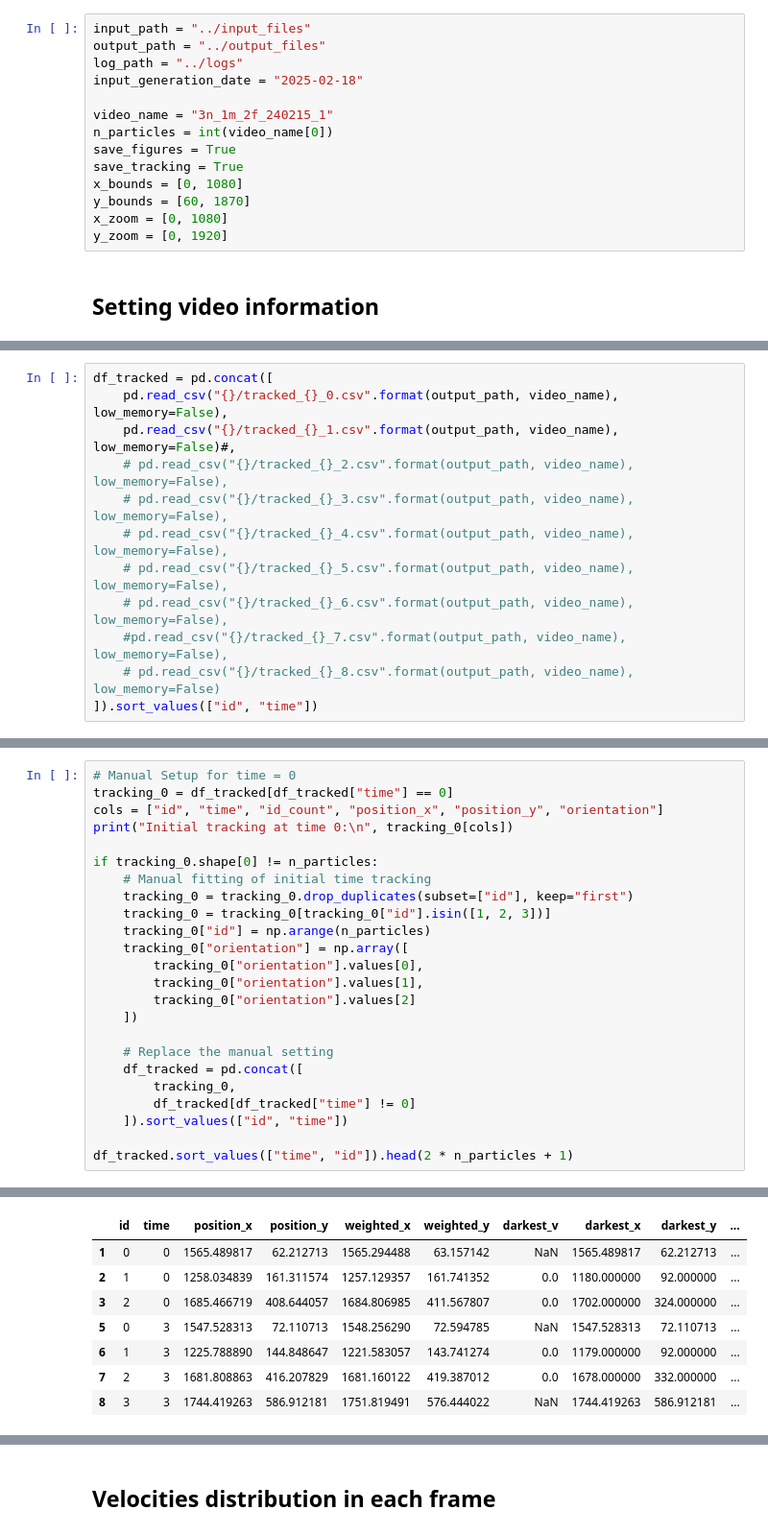
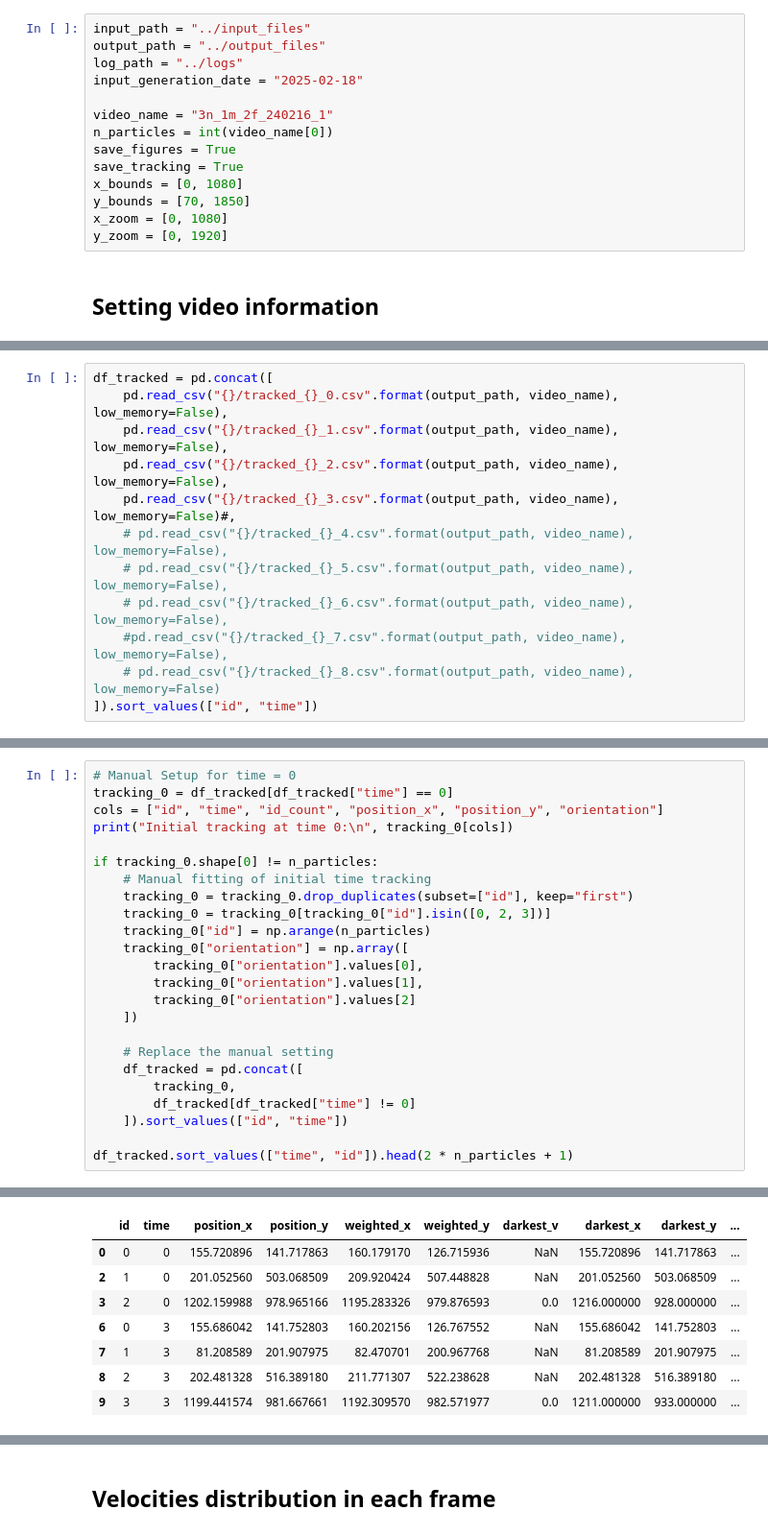
Before and after one commit to fsabrilb/High_Order_Interactions, a Jupyter notebook: tracking_videos/scripts/clustering_particles.ipynb, the cells around one changed output, grey strips where cells are left out. Shown at 96% size. Saved outputs shown, nothing was run; the diff lists cells and outputs as text.

```diff
--- a/tracking_videos/scripts/clustering_particles.ipynb
+++ b/tracking_videos/scripts/clustering_particles.ipynb
@@ -28,12 +28,12 @@ output_path = "../output_files"
 log_path = "../logs"
 input_generation_date = "2025-02-18"
 
-video_name = "3n_1m_2f_240215_1"
+video_name = "3n_1m_2f_240216_1"
 n_particles = int(video_name[0])
 save_figures = True
 save_tracking = True
 x_bounds = [0, 1080]
-y_bounds = [60, 1870]
+y_bounds = [70, 1850]
 x_zoom = [0, 1080]
 y_zoom = [0, 1920]
 # %% [markdown]
@@ -56,9 +56,9 @@ Frames resolution: 1080 x 1920
 # %%
 df_tracked = pd.concat([
     pd.read_csv("{}/tracked_{}_0.csv".format(output_path, video_name), low_memory=False),
-    pd.read_csv("{}/tracked_{}_1.csv".format(output_path, video_name), low_memory=False)#,
-    # pd.read_csv("{}/tracked_{}_2.csv".format(output_path, video_name), low_memory=False),
-    # pd.read_csv("{}/tracked_{}_3.csv".format(output_path, video_name), low_memory=False),
+    pd.read_csv("{}/tracked_{}_1.csv".format(output_path, video_name), low_memory=False),
+    pd.read_csv("{}/tracked_{}_2.csv".format(output_path, video_name), low_memory=False),
+    pd.read_csv("{}/tracked_{}_3.csv".format(output_path, video_name), low_memory=False)#,
     # pd.read_csv("{}/tracked_{}_4.csv".format(output_path, video_name), low_memory=False),
     # pd.read_csv("{}/tracked_{}_5.csv".format(output_path, video_name), low_memory=False),
     # pd.read_csv("{}/tracked_{}_6.csv".format(output_path, video_name), low_memory=False),
@@ -87,7 +87,7 @@ print("Initial tracking at time 0:\n", tracking_0[cols])
 if tracking_0.shape[0] != n_particles:
     # Manual fitting of initial time tracking
     tracking_0 = tracking_0.drop_duplicates(subset=["id"], keep="first")
-    tracking_0 = tracking_0[tracking_0["id"].isin([1, 2, 3])]
+    tracking_0 = tracking_0[tracking_0["id"].isin([0, 2, 3])]
     tracking_0["id"] = np.arange(n_particles)
     tracking_0["orientation"] = np.array([
         tracking_0["orientation"].values[0],
@@ -113,11 +114,11 @@ Initial tracking at time 0:
 |  | id | time | position_x | position_y | weighted_x | weighted_y | darkest_v | darkest_x | darkest_y | ... |
-| 1 | 0 | 0 | 1565.489817 | 62.212713 | 1565.294488 | 63.157142 | NaN | 1565.489817 | 62.212713 | ... |
-| 2 | 1 | 0 | 1258.034839 | 161.311574 | 1257.129357 | 161.741352 | 0.0 | 1180.000000 | 92.000000 | ... |
-| 3 | 2 | 0 | 1685.466719 | 408.644057 | 1684.806985 | 411.567807 | 0.0 | 1702.000000 | 324.000000 | ... |
-| 5 | 0 | 3 | 1547.528313 | 72.110713 | 1548.256290 | 72.594785 | NaN | 1547.528313 | 72.110713 | ... |
-| 6 | 1 | 3 | 1225.788890 | 144.848647 | 1221.583057 | 143.741274 | 0.0 | 1179.000000 | 92.000000 | ... |
-| 7 | 2 | 3 | 1681.808863 | 416.207829 | 1681.160122 | 419.387012 | 0.0 | 1678.000000 | 332.000000 | ... |
-| 8 | 3 | 3 | 1744.419263 | 586.912181 | 1751.819491 | 576.444022 | NaN | 1744.419263 | 586.912181 | ... |
+| 0 | 0 | 0 | 155.720896 | 141.717863 | 160.179170 | 126.715936 | NaN | 155.720896 | 141.717863 | ... |
+| 2 | 1 | 0 | 201.052560 | 503.068509 | 209.920424 | 507.448828 | NaN | 201.052560 | 503.068509 | ... |
+| 3 | 2 | 0 | 1202.159988 | 978.965166 | 1195.283326 | 979.876593 | 0.0 | 1216.000000 | 928.000000 | ... |
+| 6 | 0 | 3 | 155.686042 | 141.752803 | 160.202156 | 126.767552 | NaN | 155.686042 | 141.752803 | ... |
+| 7 | 1 | 3 | 81.208589 | 201.907975 | 82.470701 | 200.967768 | NaN | 81.208589 | 201.907975 | ... |
+| 8 | 2 | 3 | 202.481328 | 516.389180 | 211.771307 | 522.238628 | NaN | 202.481328 | 516.389180 | ... |
+| 9 | 3 | 3 | 1199.441574 | 981.667661 | 1192.309570 | 982.571977 | 0.0 | 1211.000000 | 933.000000 | ... |
 # %%
 df_tracked.sort_values(["time", "id"]).tail(5)
 # %% [output]
```
Also changed, not shown: parts of 13 cells of this notebook, 2 other files.
